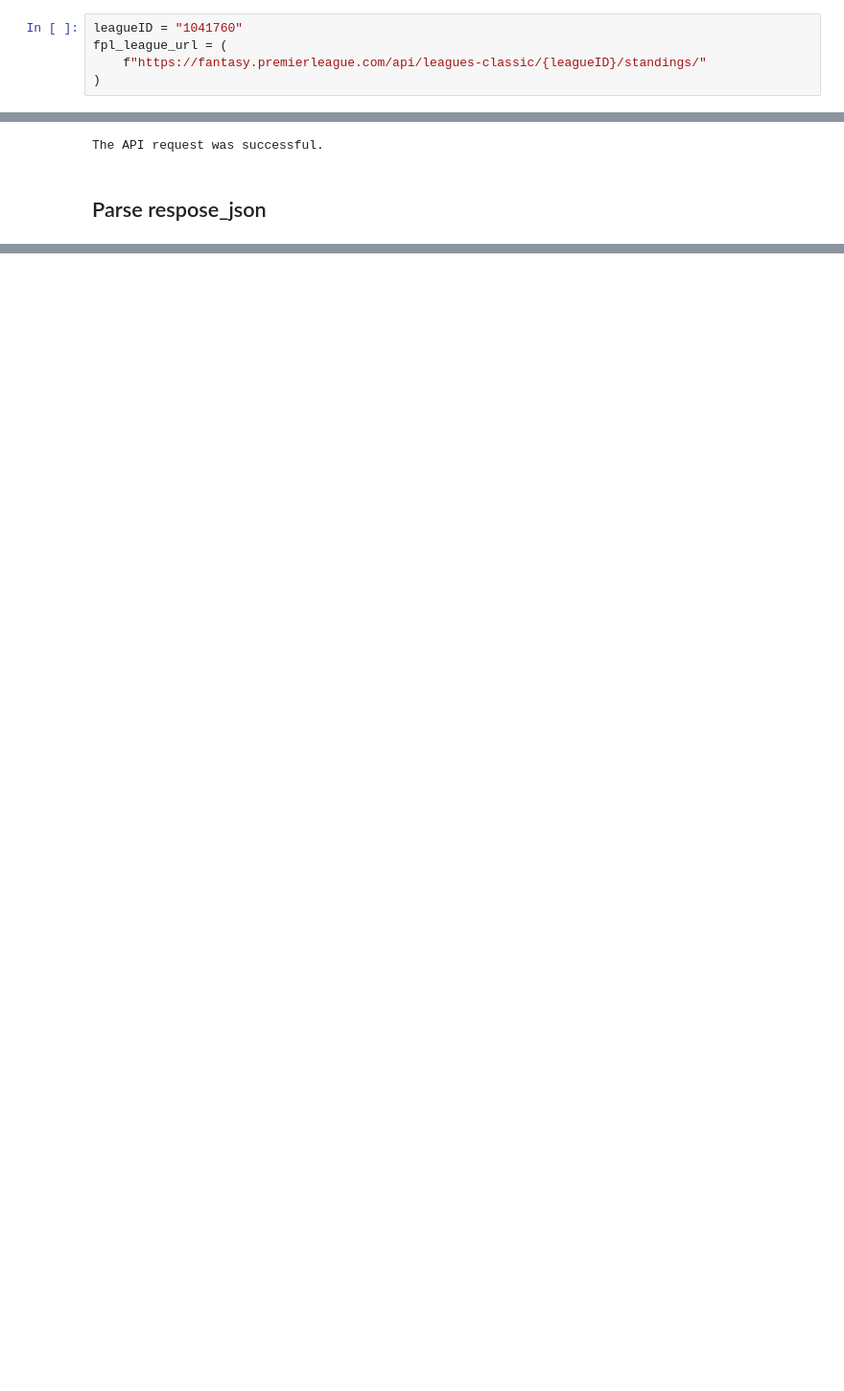
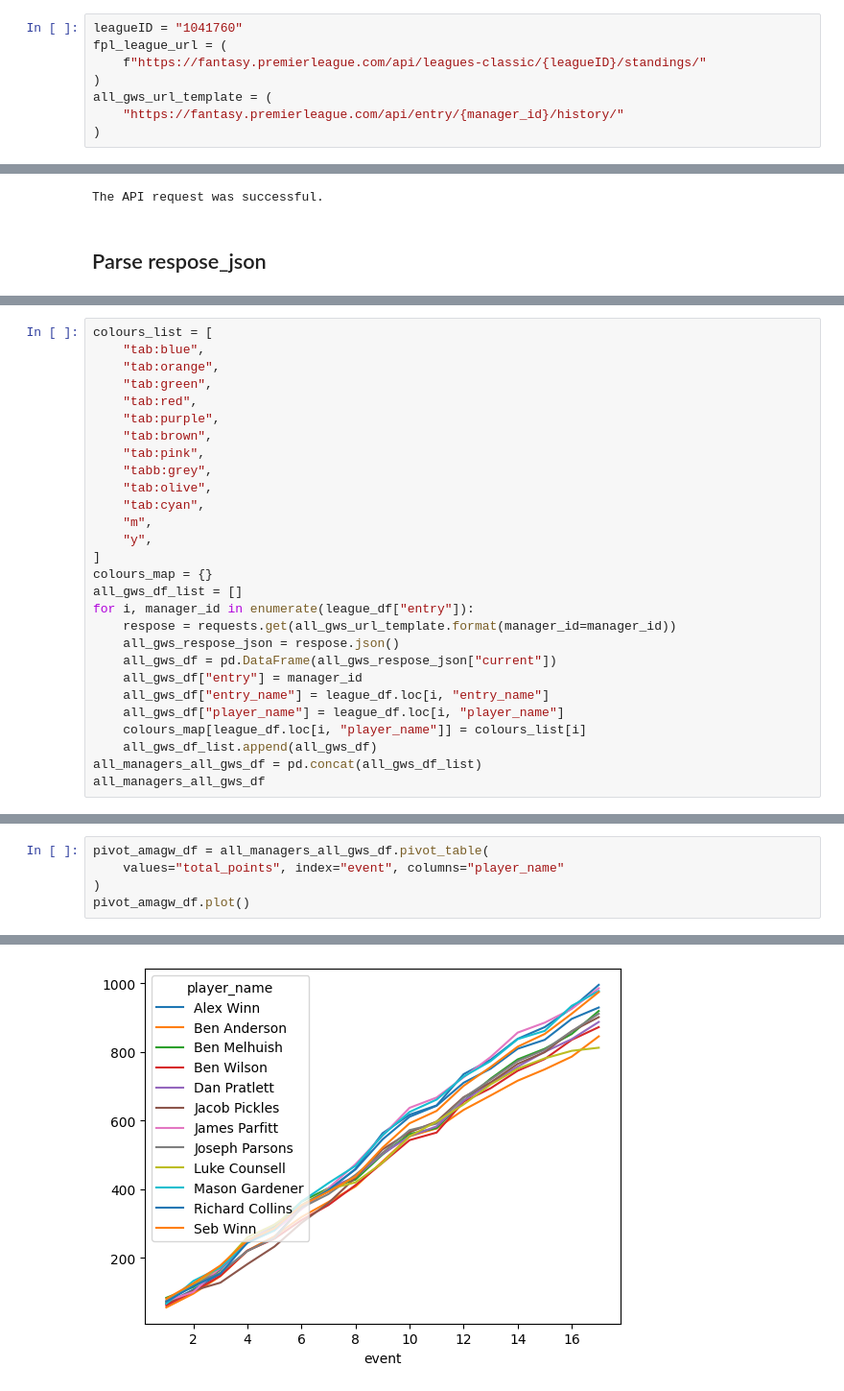
Before and after one commit to RACollins/fpl-forecast-optimise, a Jupyter notebook: notebooks/2.0-fpl-api-playground.ipynb, the cells around one changed output, grey strips where cells are left out. Shown: that part at 96% size. Saved outputs shown, nothing was run; the diff lists cells and outputs as text; blank space fills up the shorter version.

Commit message:
Added graph of season to date

```diff
--- a/notebooks/2.0-fpl-api-playground.ipynb
+++ b/notebooks/2.0-fpl-api-playground.ipynb
@@ -11,6 +11,9 @@ leagueID = "1041760"
 fpl_league_url = (
     f"https://fantasy.premierleague.com/api/leagues-classic/{leagueID}/standings/"
 )
+all_gws_url_template = (
+    "https://fantasy.premierleague.com/api/entry/{manager_id}/history/"
+)
 # %% [markdown]
 # Testing
 # %% [markdown]
@@ -65,0 +69,28 @@ league_df
+# %%
+colours_list = [
+    "tab:blue",
+    "tab:orange",
+    "tab:green",
+    "tab:red",
+    "tab:purple",
+    "tab:brown",
+    "tab:pink",
+    "tabb:grey",
+    "tab:olive",
+    "tab:cyan",
+    "m",
+    "y",
+]
+colours_map = {}
+all_gws_df_list = []
+for i, manager_id in enumerate(league_df["entry"]):
+    respose = requests.get(all_gws_url_template.format(manager_id=manager_id))
+    all_gws_respose_json = respose.json()
+    all_gws_df = pd.DataFrame(all_gws_respose_json["current"])
+    all_gws_df["entry"] = manager_id
+    all_gws_df["entry_name"] = league_df.loc[i, "entry_name"]
+    all_gws_df["player_name"] = league_df.loc[i, "player_name"]
+    colours_map[league_df.loc[i, "player_name"]] = colours_list[i]
+    all_gws_df_list.append(all_gws_df)
+all_managers_all_gws_df = pd.concat(all_gws_df_list)
+all_managers_all_gws_df
@@ -65,0 +111,6 @@ league_df
+# %%
+pivot_amagw_df = all_managers_all_gws_df.pivot_table(
+    values="total_points", index="event", columns="player_name"
+)
+pivot_amagw_df.plot()
+# %% [output]
@@ -65,0 +118 @@ league_df
+[figure, added]
```
Also changed, not shown: parts of 6 cells of this notebook.
